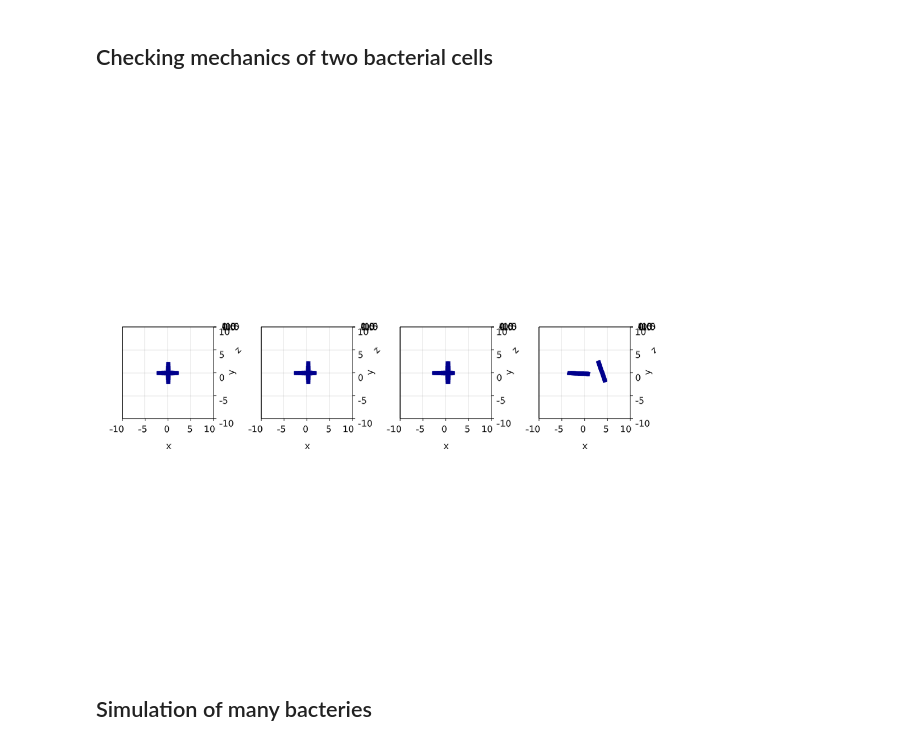
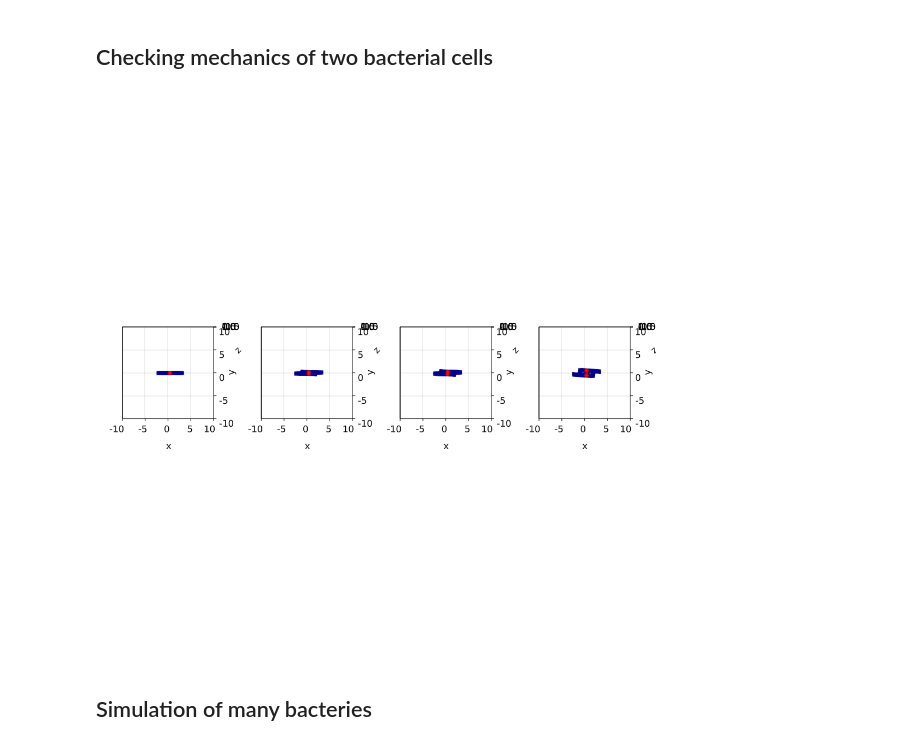
Before and after one commit to dsb-lab/CellBasedModels.jl, a Jupyter notebook: examples/Bacteries.ipynb, the cells around one changed output. Cells and saved outputs as stored; diff of their text form; code cells hidden in the pictures.

```diff
--- a/examples/Bacteries.ipynb
+++ b/examples/Bacteries.ipynb
@@ -13,7 +13,7 @@ using BenchmarkTools
 # First model: Interaction model
 # %%
 model = @agent(2,
-            [vx,vy,theta,ω,d,l,m,I,Fx,Fy,W]::Local, #Local parameters
+            [vx,vy,theta,ω,d,l,m,I,Fx,Fy,W,px,py]::Local, #Local parameters
             [kn,γn,γt,μcc,μcw,β,βω]::Global,        #Global parameters
             contact::Identity,
 
@@ -31,19 +31,18 @@ model = @agent(2,
                         pyAux = scaleAux*sin(theta.i)+y.i
 
                         #Compute distance from mass center
+
                         di = sqrt((x.i-pxAux)^2+(y.i-pyAux)^2)
-                        if di <= l.i/2 #Cross point in cylinder
-                            xiAux = 0.999*scaleAux*cos(theta.i)+x.i
-                            yiAux = 0.999*scaleAux*sin(theta.i)+y.i
-                            scaleAux = (-sin(theta.i)*cxAux+cos(theta.i)*cyAux)/normAux
-                            xjAux = 0.999*scaleAux*cos(theta.j)+x.j
-                            yjAux = 0.999*scaleAux*sin(theta.j)+y.j
-                        else #Cross point outside cylinder
-                            xiAux = l.i/2*cos(theta.i)+x.i
-                            yiAux = l.i/2*sin(theta.i)+y.i
-                            xjAux = l.j/2*cos(theta.j)+x.j
-                            yjAux = l.j/2*sin(theta.j)+y.j
-                        end
+                        dxi = (pxAux-x.i)/di
+                        dyi = (pyAux-y.i)/di
+                        xiAux = .9999*min(di,l.i/2)*dxi+x.i
+                        yiAux = .9999*min(di,l.i/2)*dyi+y.i
+
+                        dj = sqrt((x.j-pxAux)^2+(y.j-pyAux)^2)
+                        dxj = (pxAux-x.j)/dj
+                        dyj = (pyAux-y.j)/dj
+                        xjAux = .9999*min(dj,l.j/2)*dxj+x.j
+                        yjAux = .9999*min(dj,l.j/2)*dyj+y.j
                     else #If aligned
                         xiAux = -0.49*(x.i-x.j)*cos(theta.i)+x.i
                         yiAux = -0.49*(y.i-y.j)*sin(theta.i)+y.i
@@ -51,6 +50,12 @@ model = @agent(2,
                         yjAux = -0.49*(y.j-y.i)*sin(theta.j)+y.j
                     end
 
+                    if id.i == 2
+                        px.i = xiAux
+                        py.i = yiAux
+                        px.j = xjAux
+                        py.j = yjAux
+                    end
                     #Compute distance between virtual spheres
                     rij = sqrt((xiAux-xjAux)^2 +(yiAux-yjAux)^2)
                     if rij > 0 && rij < d.i #If it is smaller than a diameter
@@ -115,32 +120,33 @@ com.m .= 1.
 com.d .= 1.
 com.l .= 5.;
 
-com.x = [0,.1]
+com.x = [0,1]
 com.y = [0,0]
 com.ω .= 0
-com.theta = [0,.5*π];
+com.theta = [0,.0*π];
 # %%
 comt = model.evolve(com,dt=0.01,tMax=1000,dtSave=.1);
 # %%
-t_list = [1,20,30,10000]
+t_list = [2,20,30,10000]
 
 fig = Figure(resolution=(1000,1000))
 
 for (i,t) in enumerate(t_list)
     dir = zeros(comt[1].N,2)
     for i in 1:comt[t].N
         dir[i,1] = cos(comt[t].theta[i])
         dir[i,2] = sin(comt[t].theta[i])
     end
     ax = plotCylinders(fig[1,i],comt[t],dir,:l,:d)
+    meshscatter!(ax,comt[t].px,comt[t].py,[0,0],color="red",markersize=.5)
 
     xlims!(ax,-10,10)
     ylims!(ax,-10,10)
 end
 
 fig
 # %% [output]
-[figure, old version]
+[figure, new version]
 # %% [markdown]
 ## Simulation of many bacteries
 # %%
```
Also changed, not shown: parts of 2 cells of this notebook.
